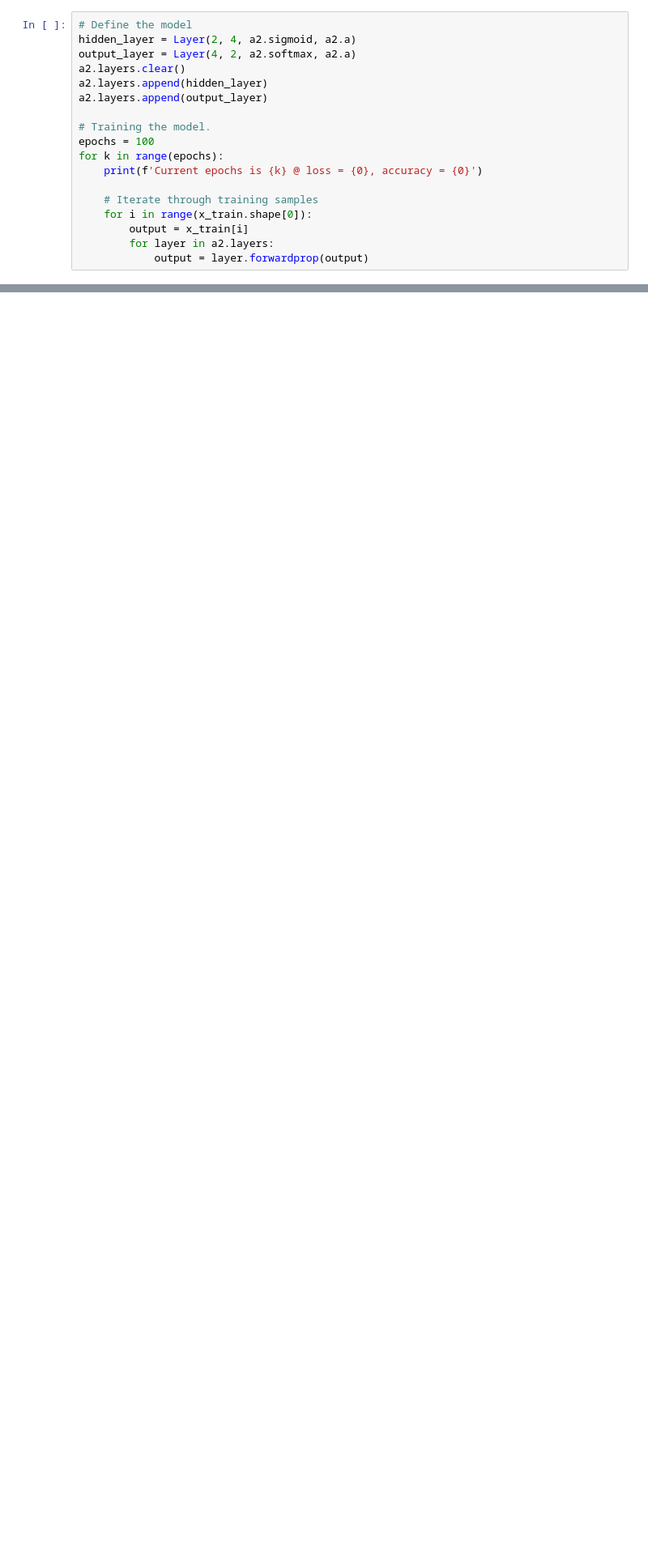
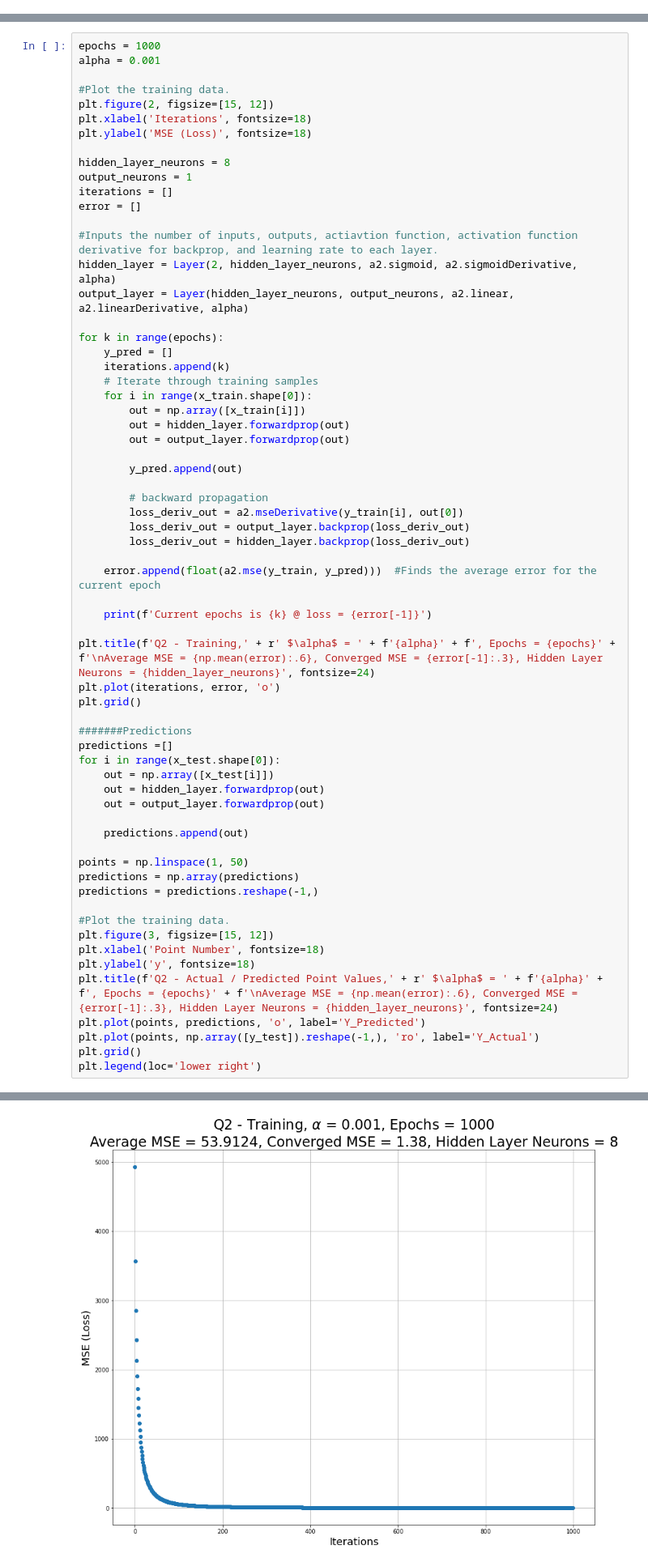
Before and after one commit to lrburle/ML_Assignment2, a Jupyter notebook: assign_2.ipynb, the cells around one changed output, grey strips where cells are left out. Shown at 81% size. Drawn from its saved outputs; the diff is of its cells as text; blank space fills up the shorter version.

```diff
--- a/assign_2.ipynb
+++ b/assign_2.ipynb
@@ -132,18 +147,0 @@ plt.legend(loc='lower right')
-# %%
-# Define the model
-hidden_layer = Layer(2, 4, a2.sigmoid, a2.a)
-output_layer = Layer(4, 2, a2.softmax, a2.a)
-a2.layers.clear()
-a2.layers.append(hidden_layer)
-a2.layers.append(output_layer)
-
-# Training the model.
-epochs = 100
-for k in range(epochs):
-	print(f'Current epochs is {k} @ loss = {0}, accuracy = {0}')
-
-	# Iterate through training samples
-	for i in range(x_train.shape[0]):
-		output = x_train[i]
-		for layer in a2.layers:
-			output = layer.forwardprop(output)
@@ -152,0 +153,65 @@ Current epochs is 1 @ loss = 0, accuracy = 0
+# %%
+epochs = 1000
+alpha = 0.001
+
+#Plot the training data.
+plt.figure(2, figsize=[15, 12])
+plt.xlabel('Iterations', fontsize=18)
+plt.ylabel('MSE (Loss)', fontsize=18)
+
+hidden_layer_neurons = 8
+output_neurons = 1
+iterations = []
+error = []
+
+#Inputs the number of inputs, outputs, actiavtion function, activation function derivative for backprop, and learning rate to each layer.
+hidden_layer = Layer(2, hidden_layer_neurons, a2.sigmoid, a2.sigmoidDerivative, alpha)
+output_layer = Layer(hidden_layer_neurons, output_neurons, a2.linear, a2.linearDerivative, alpha)
+
+for k in range(epochs):
+	y_pred = []
+	iterations.append(k)
+	# Iterate through training samples
+	for i in range(x_train.shape[0]):
+		out = np.array([x_train[i]])
+		out = hidden_layer.forwardprop(out)
+		out = output_layer.forwardprop(out)
+
+		y_pred.append(out)
+
+		# backward propagation
+		loss_deriv_out = a2.mseDerivative(y_train[i], out[0])
+		loss_deriv_out = output_layer.backprop(loss_deriv_out)
+		loss_deriv_out = hidden_layer.backprop(loss_deriv_out)
+
+	error.append(float(a2.mse(y_train, y_pred)))  #Finds the average error for the current epoch
+
+	print(f'Current epochs is {k} @ loss = {error[-1]}')
+
+plt.title(f'Q2 - Training,' + r' $\alpha$ = ' + f'{alpha}' + f', Epochs = {epochs}' + f'\nAverage MSE = {np.mean(error):.6}, Converged MSE = {error[-1]:.3}, Hidden Layer Neurons = {hidden_layer_neurons}', fontsize=24)
+plt.plot(iterations, error, 'o')
+plt.grid()
+
+#######Predictions
+predictions =[]
+for i in range(x_test.shape[0]):
+	out = np.array([x_test[i]])
+	out = hidden_layer.forwardprop(out)
+	out = output_layer.forwardprop(out)
+
+	predictions.append(out)
+
+points = np.linspace(1, 50)
+predictions = np.array(predictions)
+predictions = predictions.reshape(-1,)
+
+#Plot the training data.
+plt.figure(3, figsize=[15, 12])
+plt.xlabel('Point Number', fontsize=18)
+plt.ylabel('y', fontsize=18)
+plt.title(f'Q2 - Actual / Predicted Point Values,' + r' $\alpha$ = ' + f'{alpha}' + f', Epochs = {epochs}' + f'\nAverage MSE = {np.mean(error):.6}, Converged MSE = {error[-1]:.3}, Hidden Layer Neurons = {hidden_layer_neurons}', fontsize=24)
+plt.plot(points, predictions, 'o', label='Y_Predicted')
+plt.plot(points, np.array([y_test]).reshape(-1,), 'ro', label='Y_Actual')
+plt.grid()
+plt.legend(loc='lower right')
+# %% [output]
@@ -152,0 +236 @@ Current epochs is 1 @ loss = 0, accuracy = 0
+[figure, added]
```
Also changed, not shown: parts of 19 cells of this notebook, 1 other file.
